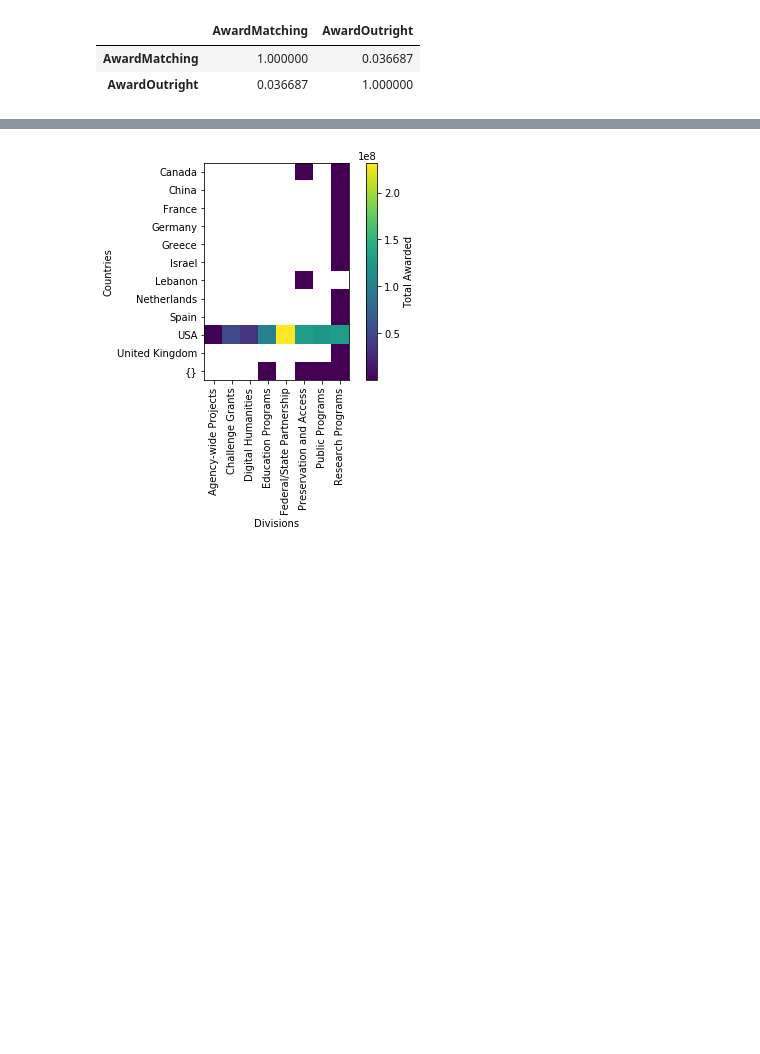
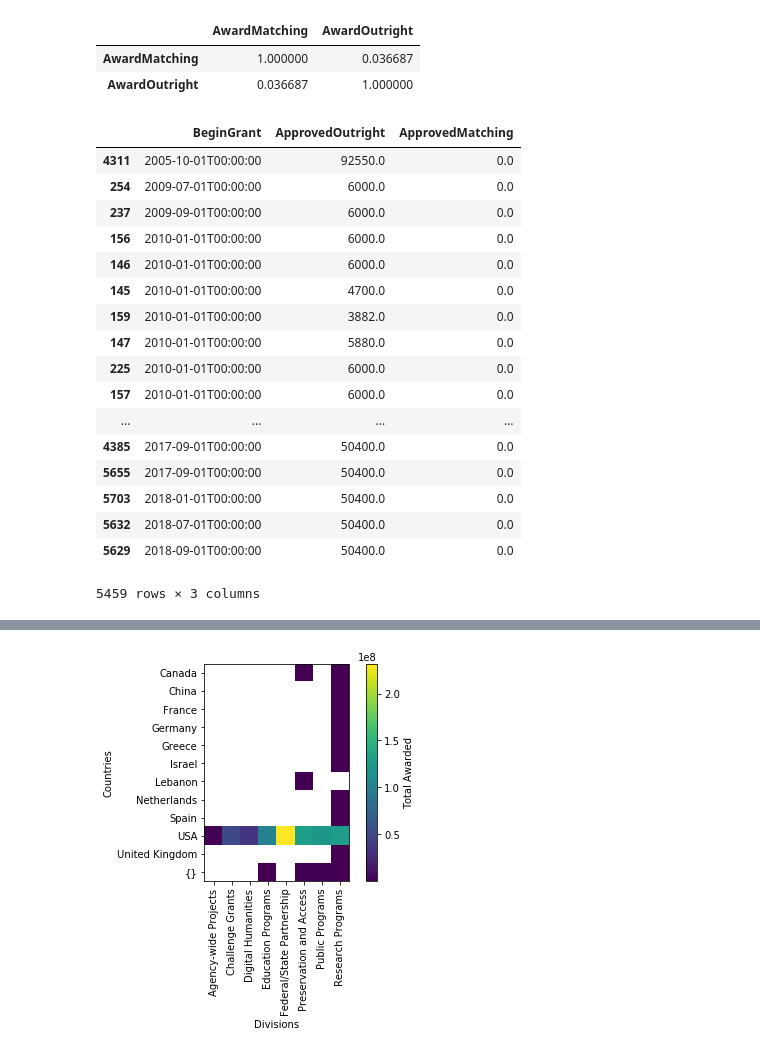
Before and after one commit to story645/neh, a Jupyter notebook: matplotlib_tutorial.ipynb, the cells around one changed output, grey strips where cells are left out. Drawn from its saved outputs; the diff is of its cells as text; code cells hidden in the pictures; blank space fills up the shorter version.

```diff
--- a/matplotlib_tutorial.ipynb
+++ b/matplotlib_tutorial.ipynb
@@ -213,6 +229,28 @@ df[["AwardMatching", "AwardOutright"]].corr()
 |  | AwardMatching | AwardOutright |
 | AwardMatching | 1.000000 | 0.036687 |
 | AwardOutright | 0.036687 | 1.000000 |
+# %%
+funds = ds[["BeginGrant","ApprovedOutright", "ApprovedMatching"]]
+funds[(funds['ApprovedOutright']>500) & (funds['ApprovedMatching']<1000)]
+# %% [output]
+|  | BeginGrant | ApprovedOutright | ApprovedMatching |
+| 4311 | 2005-10-01T00:00:00 | 92550.0 | 0.0 |
+| 254 | 2009-07-01T00:00:00 | 6000.0 | 0.0 |
+| 237 | 2009-09-01T00:00:00 | 6000.0 | 0.0 |
+| 156 | 2010-01-01T00:00:00 | 6000.0 | 0.0 |
+| 146 | 2010-01-01T00:00:00 | 6000.0 | 0.0 |
+| 145 | 2010-01-01T00:00:00 | 4700.0 | 0.0 |
+| 159 | 2010-01-01T00:00:00 | 3882.0 | 0.0 |
+| 147 | 2010-01-01T00:00:00 | 5880.0 | 0.0 |
+| 225 | 2010-01-01T00:00:00 | 6000.0 | 0.0 |
+| 157 | 2010-01-01T00:00:00 | 6000.0 | 0.0 |
+| ... | ... | ... | ... |
+| 4385 | 2017-09-01T00:00:00 | 50400.0 | 0.0 |
+| 5655 | 2017-09-01T00:00:00 | 50400.0 | 0.0 |
+| 5703 | 2018-01-01T00:00:00 | 50400.0 | 0.0 |
+| 5632 | 2018-07-01T00:00:00 | 50400.0 | 0.0 |
+| 5629 | 2018-09-01T00:00:00 | 50400.0 | 0.0 |
+5459 rows × 3 columns
 # %%
 # what about more complicated relationships?
 
```
Also changed, not shown: parts of 10 cells of this notebook, 4 other files.
